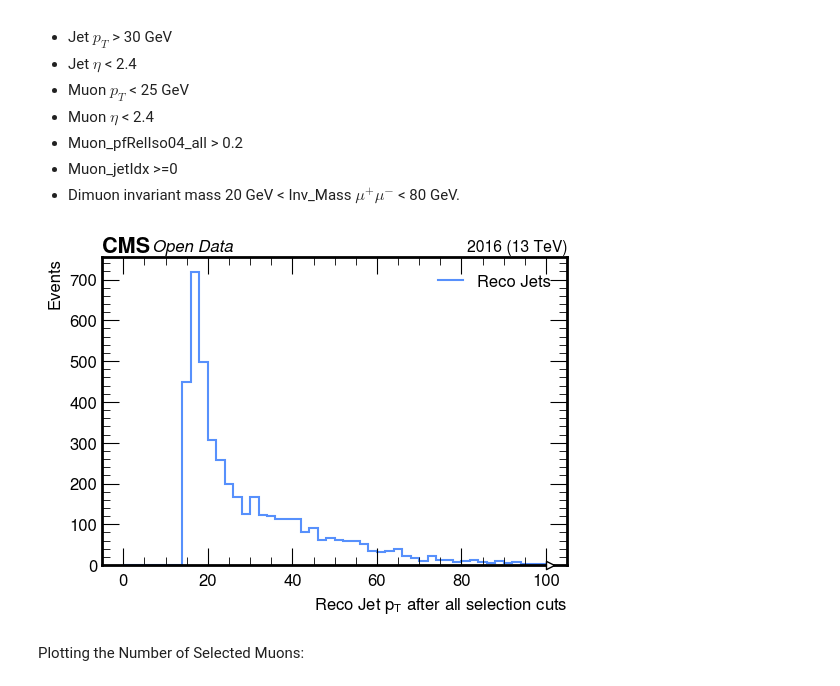
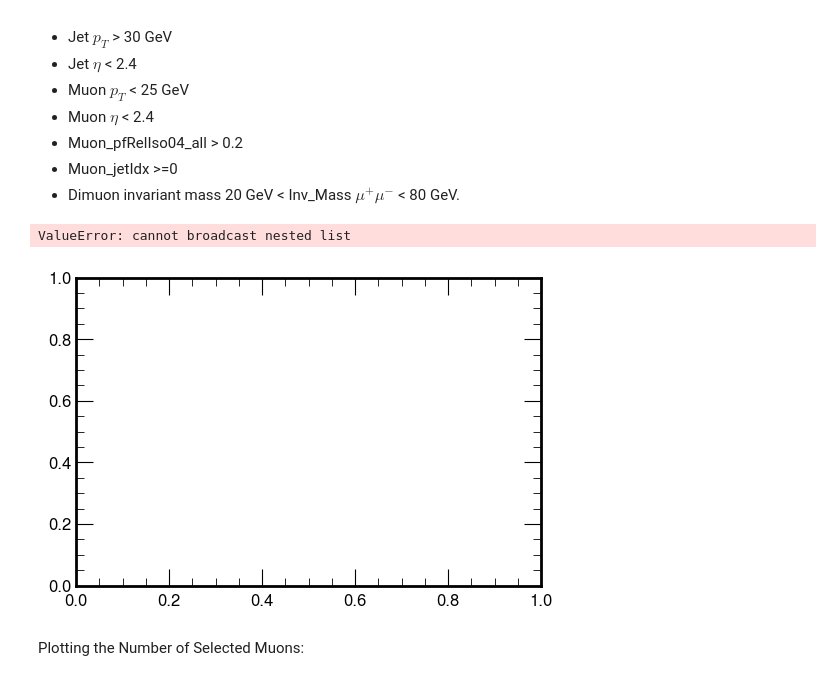
Before and after one commit to xondikoi03/charmTaggingAnalysis, a Jupyter notebook: Coffea/notebooks/charmAnalysis.ipynb, the cells around one changed output. Drawn from its saved outputs; the diff is of its cells as text; code cells hidden in the pictures.

Commit message:
Updated Coffea Notebook - Unsolved Bug: charm selection cuts not resolved

```diff
--- a/Coffea/notebooks/charmAnalysis.ipynb
+++ b/Coffea/notebooks/charmAnalysis.ipynb
@@ -447,6 +463,41 @@ This part of the notebook selects all the events that pass the following cuts:
 - Muon_pfRelIso04_all > 0.2
 - Muon_jetIdx >=0
 - Dimuon invariant mass 20 GeV < Inv_Mass $\mu^{+}\mu^{-}$ < 80 GeV.
+# %%
+# RecoJet and RecoMuon Collection:
+RecoJets = events.Jet
+RecoMuons = events.Muon
+
+# Selection Cuts:
+Selection_Cuts = (
+    (abs(RecoJets.eta) < 2.4) &
+    (RecoJets.pt > 30) &
+    (RecoMuons.pt < 25) &
+    (abs(RecoMuons.eta) < 2.4) &
+    (abs(RecoMuons.pfRelIso04_all) > 0.2) &
+    (RecoMuons.jetIdx >= 0)
+)
+
+passCuts = dak.all(Selection_Cuts, axis=1)
+pass_events = events[passCuts]
+
+Muons = pass_events.Muon
+
+# Dimuon Mass:
+Muons_Padded = dak.pad_none(Muons, 2, axis=1)
+valid_mask = ~dak.is_none(Muons_Padded[:,0]) & ~dak.is_none(Muons_Padded[:,1])
+dimuon_events = Muons_Padded[valid_mask]
+
+# Dimuon mass:
+dimuon_mass = (dimuon_events[:,0] + dimuon_events[:,1]).mass
+
+# Dimuon mass cut:
+mass_Cut = (
+    (dimuon_mass > 20) &
+    (dimuon_mass < 80)
+    )
+final_Cut = mass_Cut
+Final_Events = pass_events[final_Cut]
 # %%
 # RecoJet Collection:
 RecoJets = events.Jet
@@ -490,18 +541,19 @@ mass_Cut = (
 final_Cut = mass_Cut
 Jet_Events = pass_events_Jets[final_Cut]
 # %%
-Jet_Pt = dak.flatten(Jet_Events.Jet.pt)
+Jet_Pt = dak.flatten(Final_Events.Jet.pt)
 make_hist(
     Jet_Pt,
     50, 0, 100,
     "Reco Jet $p_{T}$ after all selection cuts",
     "Events",
     "Reco Jets",
     fname=None,
     logy=False
 )
 # %% [output]
+ValueError: cannot broadcast nested list
-[figure, old version]
+[figure, new version]
 # %% [markdown]
 Plotting the Number of Selected Muons:
 # %%
```
Also changed, not shown: parts of 10 cells of this notebook.
